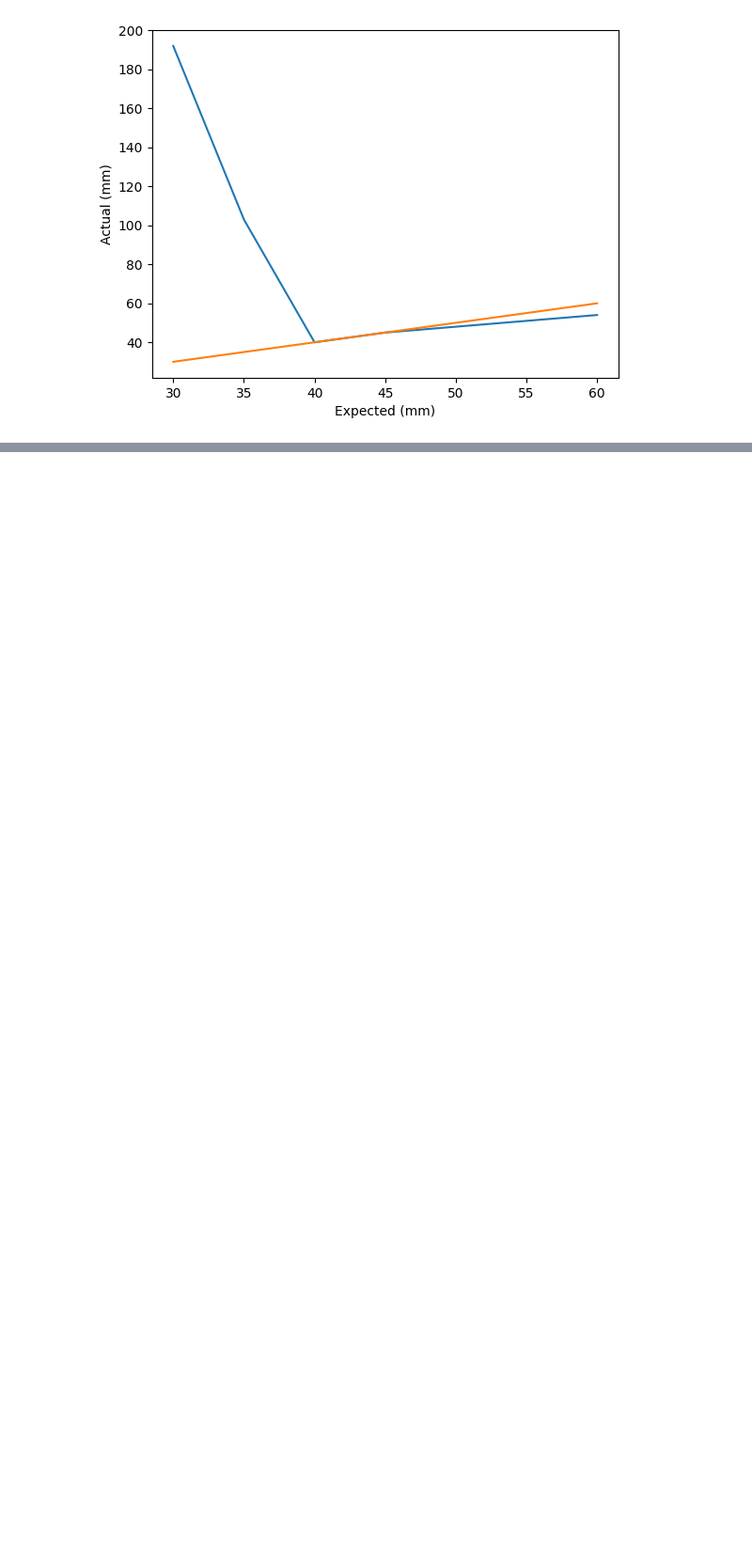
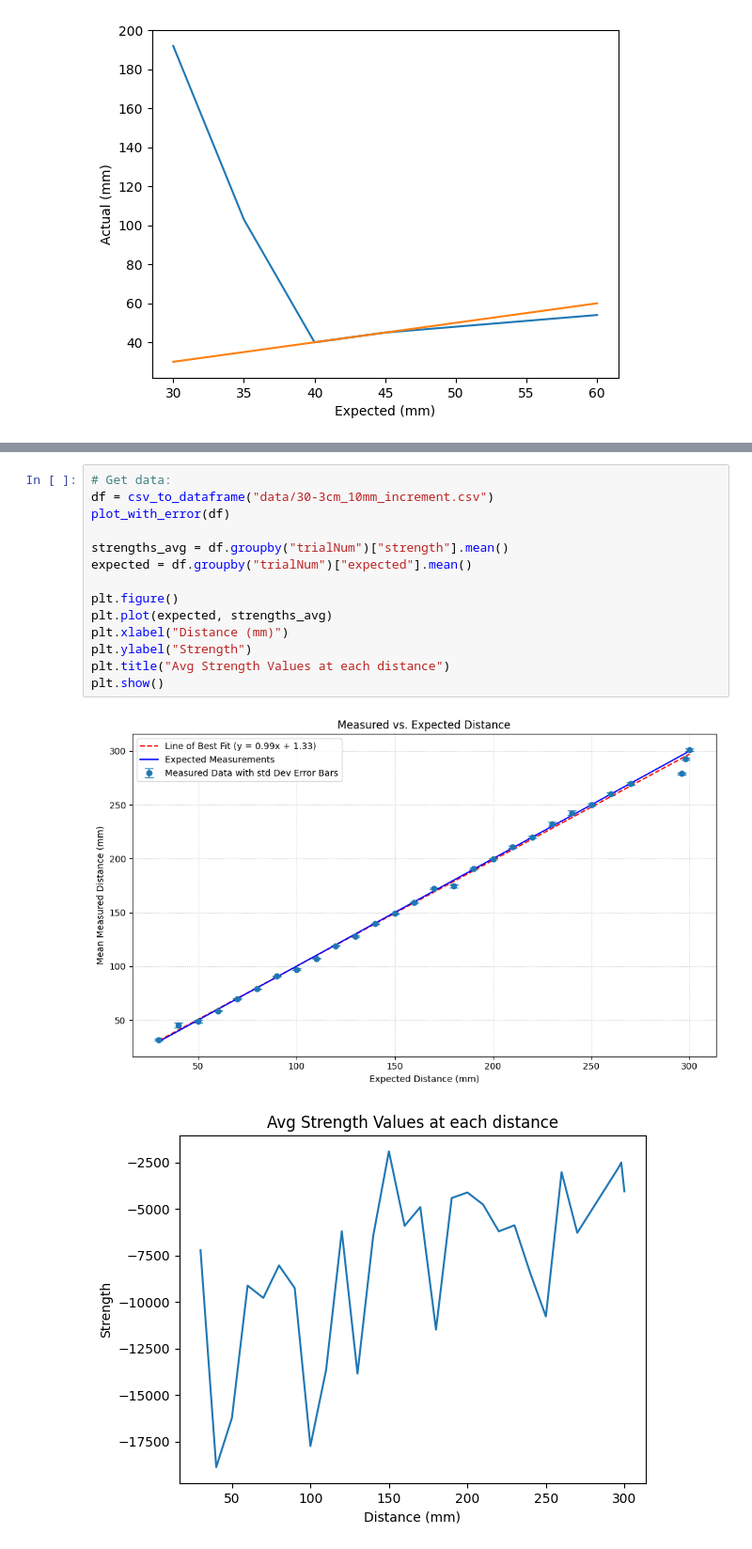
Before and after one commit to ctebow/a121-Benchmarking, a Jupyter notebook: data_analysis/analysis.ipynb, the cells around one changed output, grey strips where cells are left out. Shown at 94% size. Cells and saved outputs as stored; diff of their text form; blank space fills up the shorter version.

```diff
--- a/data_analysis/analysis.ipynb
+++ b/data_analysis/analysis.ipynb
@@ -75,0 +134,17 @@ Text(0, 0.5, 'Actual (mm)')
+# %%
+# Get data:
+df = csv_to_dataframe("data/30-3cm_10mm_increment.csv")
+plot_with_error(df)
+
+strengths_avg = df.groupby("trialNum")["strength"].mean()
+expected = df.groupby("trialNum")["expected"].mean()
+
+plt.figure()
+plt.plot(expected, strengths_avg)
+plt.xlabel("Distance (mm)")
+plt.ylabel("Strength")
+plt.title("Avg Strength Values at each distance")
+plt.show()
+# %% [output]
+[figure, added]
+[figure, added]
```
Also changed, not shown: parts of 5 cells of this notebook, 1 other file.
